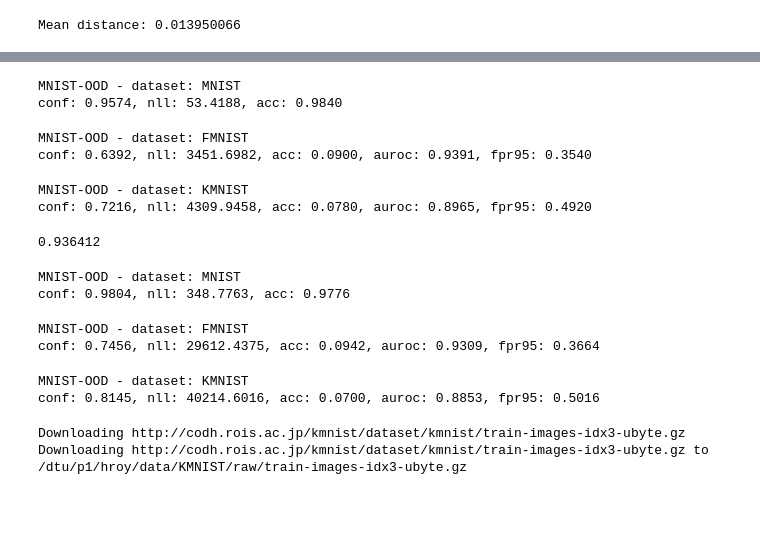
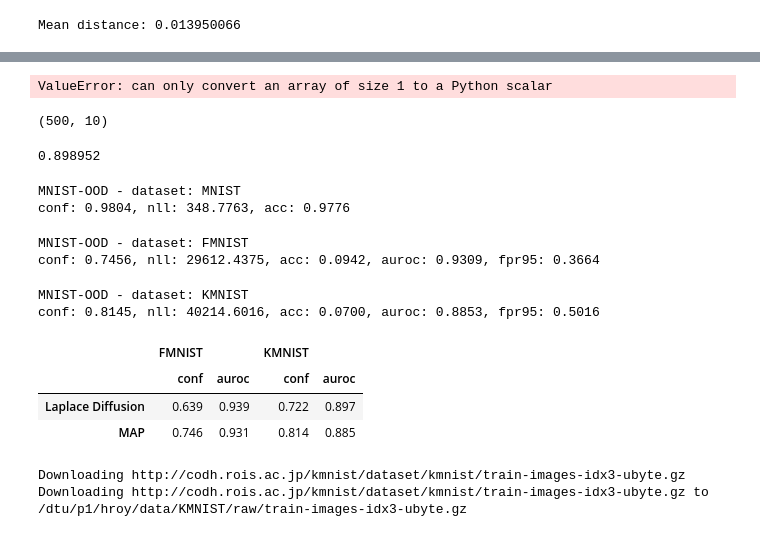
Before and after one commit to h-roy/projected-bayes, a Jupyter notebook: experiments/ood_metric_mnist.ipynb, the cells around one changed output, grey strips where cells are left out. Cells and saved outputs as stored; diff of their text form; code cells hidden in the pictures; blank space fills up the shorter version.

```diff
--- a/experiments/ood_metric_mnist.ipynb
+++ b/experiments/ood_metric_mnist.ipynb
@@ -182,7 +355,7 @@ array([0.01446438, 0.02681839])
 # %% [markdown]
 ### OOD MNIST
 # %%
-proj_samples_new = jax.vmap(lambda sample: jax.tree_map(lambda x, y: (x - y) * 5 + y, sample, params))(proj_samples)
+proj_samples_new = jax.vmap(lambda sample: jax.tree_map(lambda x, y: (x - y) * 25 + y, sample, params))(proj_samples)
 # %%
 import tree_math as tm
 print("Mean distance:", jax.vmap(lambda x: (tm.Vector(x) - tm.Vector(params)) @ (tm.Vector(x) - tm.Vector(params))/(tm.Vector(params) @ tm.Vector(params)))(proj_samples).mean())
@@ -195,6 +368,6 @@ Mean distance: 0.34875146
 # %%
 eval_args = {}
-eval_args["linearised_laplace"] = False
+eval_args["linearised_laplace"] = True
 eval_args["posterior_sample_type"] = "Pytree"
 eval_args["likelihood"] = "classification"
 
@@ -204,7 +377,7 @@ n_datapoint=500
 ood_batch_size = 50
 metrics_lr = []
 for i, id in enumerate(ids):
-    _, train_loader = get_mnist_ood(id, data_path="/dtu/p1/hroy/data", download=True, batch_size=ood_batch_size, n_samples_per_class=500)
+    _, train_loader, _ = get_mnist_ood(id, data_path="/dtu/p1/hroy/data", download=True, batch_size=ood_batch_size, n_samples_per_class=500)
     some_metrics, all_y_prob, all_y_true, all_y_var = evaluate(train_loader, proj_samples_new, params, model_fn, eval_args)
     if i == 0:
         all_y_prob_in = all_y_prob
@@ -216,12 +389,7 @@ for i, id in enumerate(ids):
     var_dict[id] = all_y_var
     print(", ".join([f"{k}: {v:.4f}" for k, v in metrics_lr[-1].items()]))
 # %% [output]
-MNIST-OOD - dataset: MNIST
-conf: 0.9574, nll: 53.4188, acc: 0.9840
+ValueError: can only convert an array of size 1 to a Python scalar
-MNIST-OOD - dataset: FMNIST
-conf: 0.6392, nll: 3451.6982, acc: 0.0900, auroc: 0.9391, fpr95: 0.3540
-MNIST-OOD - dataset: KMNIST
-conf: 0.7216, nll: 4309.9458, acc: 0.0780, auroc: 0.8965, fpr95: 0.4920
 # %%
 from sklearn.metrics import roc_auc_score
 import numpy as np
@@ -230,12 +398,16 @@ def auroc(scores_id, scores_ood):
     labels[len(scores_id) :] = 1
     scores = np.concatenate([scores_id, scores_ood])
     return roc_auc_score(labels, scores)
+# %%
+all_y_var_in.shape
+# %% [output]
+(500, 10)
 # %%
 id_score = var_dict["MNIST"].mean(axis=-1)
-ood_score = var_dict["FMNIST"].mean(axis=-1)
+ood_score = var_dict["KMNIST"].mean(axis=-1)
 auroc(id_score, ood_score)
 # %% [output]
-0.936412
+0.898952
 # %%
 eval_args = {}
 eval_args["linearised_laplace"] = False
@@ -245,9 +417,9 @@ eval_args["likelihood"] = "classification"
 ids = ["MNIST", "FMNIST", "KMNIST"]#, 210, 240, 270, 300, 330, 345, 360]
 n_datapoint=500
 ood_batch_size = 50
-metrics_lr = []
+metrics_map = []
 for i, id in enumerate(ids):
-    train_loader, _ = get_mnist_ood(id, data_path="/dtu/p1/hroy/data", download=True, batch_size=ood_batch_size, n_samples_per_class=500)
+    train_loader, _,_ = get_mnist_ood(id, data_path="/dtu/p1/hroy/data", download=True, batch_size=ood_batch_size, n_samples_per_class=500)
     some_metrics, all_y_prob, all_y_true, all_y_var = evaluate_map(train_loader, params, model_fn, eval_args)
     if i == 0:
         all_y_prob_in = all_y_prob
@@ -255,8 +427,8 @@ for i, id in enumerate(ids):
     more_metrics = compute_metrics(
             i, id, all_y_prob, train_loader, all_y_prob_in, all_y_var, benchmark="MNIST-OOD"
         )
-    metrics_lr.append({**some_metrics, **more_metrics})
-    print(", ".join([f"{k}: {v:.4f}" for k, v in metrics_lr[-1].items()]))
+    metrics_map.append({**some_metrics, **more_metrics})
+    print(", ".join([f"{k}: {v:.4f}" for k, v in metrics_map[-1].items()]))
 # %% [output]
 MNIST-OOD - dataset: MNIST
 conf: 0.9804, nll: 348.7763, acc: 0.9776
@@ -264,6 +436,24 @@ MNIST-OOD - dataset: FMNIST
 conf: 0.7456, nll: 29612.4375, acc: 0.0942, auroc: 0.9309, fpr95: 0.3664
 MNIST-OOD - dataset: KMNIST
 conf: 0.8145, nll: 40214.6016, acc: 0.0700, auroc: 0.8853, fpr95: 0.5016
+# %%
+import pandas as pd
+metrics_dict = ['conf', 'auroc']
+method_list = ["Laplace Diffusion", "MAP"]
+method_dict = {"Laplace Diffusion":metrics_lr, "MAP":metrics_map}
+mux = pd.MultiIndex.from_product([ids[1:], metrics_dict])
+# df_data = {k: [dic[metric+'_mean'] for metric in metrics_dict for dic in method_dict[k][1:]] for k in method_dict}
+df_data = {k: ["{:.3f}".format(dic[metric])  for dic in method_dict[k][1:] for metric in metrics_dict] for k in method_dict}
+
+df = pd.DataFrame.from_dict(df_data, orient='index',
+                       columns=mux)
+# %%
+df
+# %% [output]
+|  | FMNIST |  | KMNIST |  |
+|  | conf | auroc | conf | auroc |
+| Laplace Diffusion | 0.639 | 0.939 | 0.722 | 0.897 |
+| MAP | 0.746 | 0.931 | 0.814 | 0.885 |
 # %%
 train_loader, _ = get_mnist_ood("KMNIST", data_path="/dtu/p1/hroy/data", download=True, batch_size=ood_batch_size, n_samples_per_class=500)
 # %% [output]
```
Also changed, not shown: parts of 15 cells of this notebook, 31 other files.
